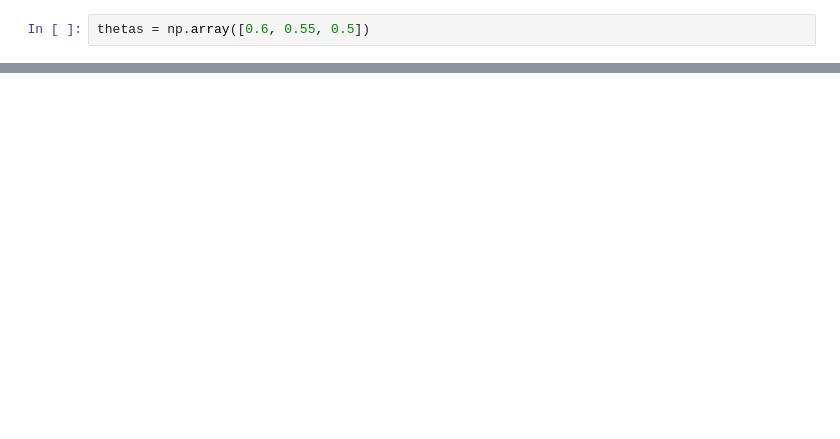
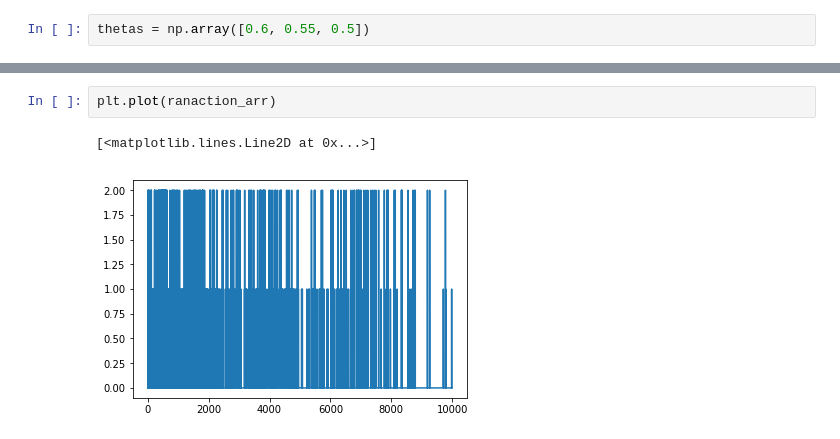
Before and after one commit to Even-tr/Project-2-Fairness-Privacy-Experiment-Design, a Jupyter notebook: src/thompson.ipynb, the cells around one changed output, grey strips where cells are left out. Saved outputs shown, nothing was run; the diff lists cells and outputs as text; blank space fills up the shorter version.

```diff
--- a/src/thompson.ipynb
+++ b/src/thompson.ipynb
@@ -84,0 +108,5 @@ A = { [0, 1, 2] }
+# %%
+plt.plot(ranaction_arr)
+# %% [output]
+[<matplotlib.lines.Line2D at 0x...>]
+[figure, added]
```
Also changed, not shown: parts of 4 cells of this notebook.
